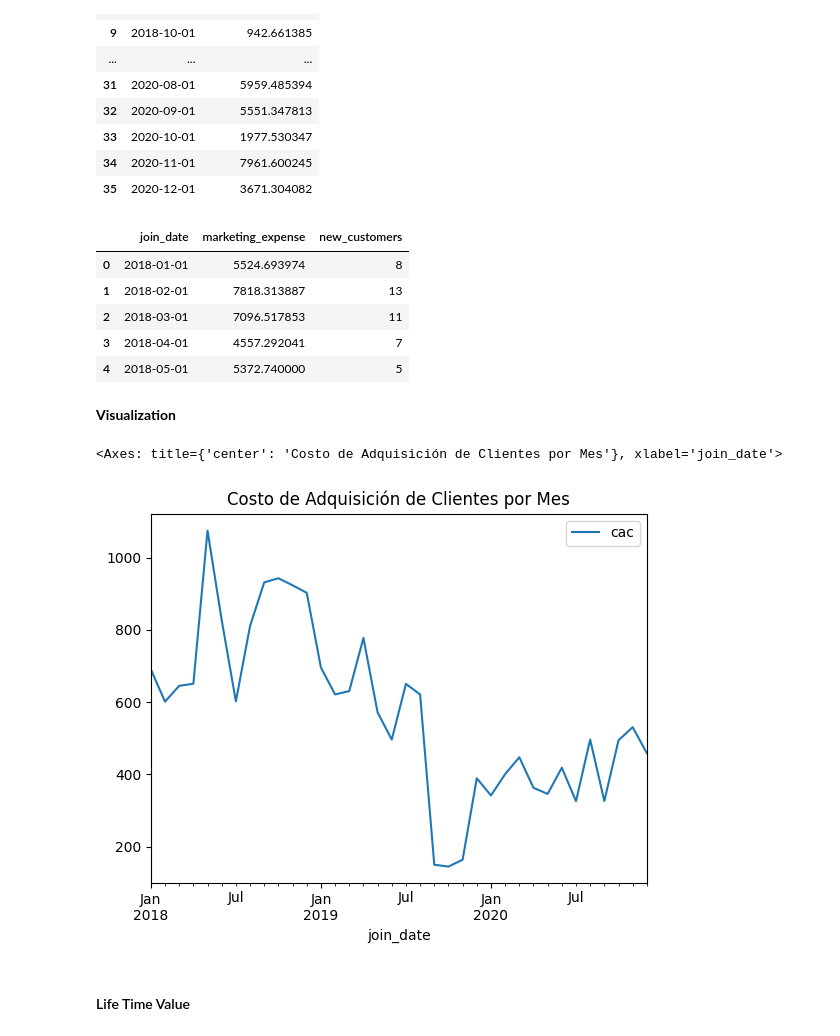
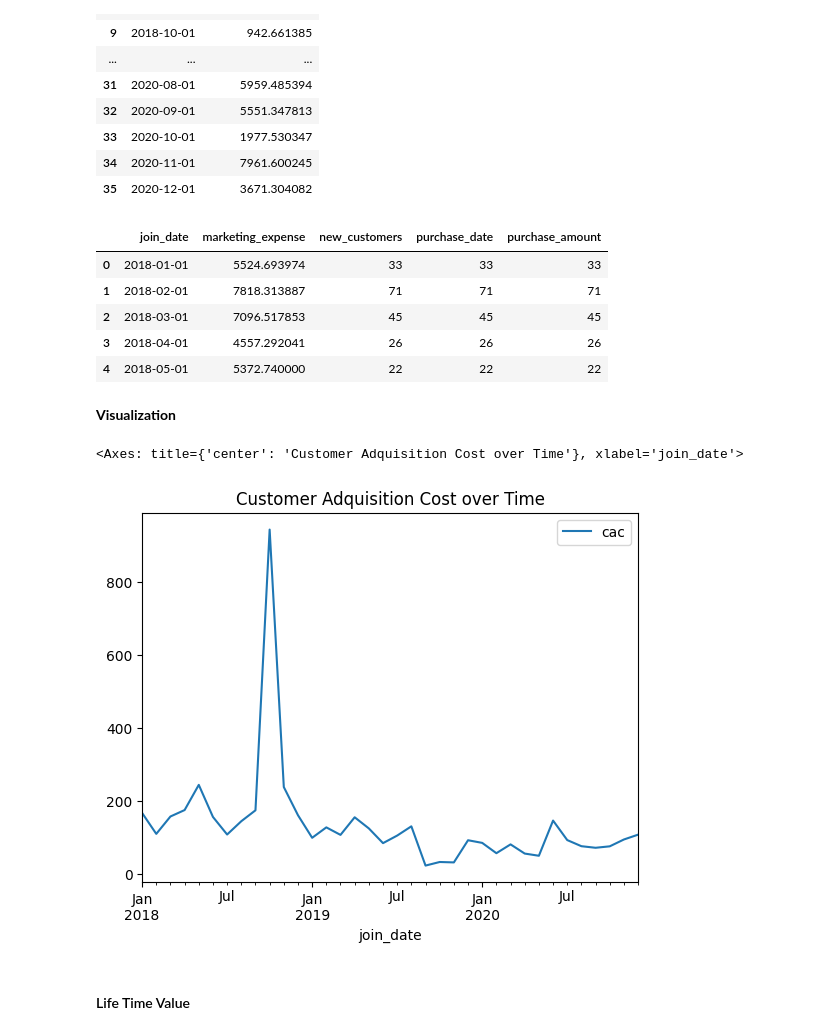
Before and after one commit to aj-hernandezs/Data_Analysis_and_Indicators, a Jupyter notebook: KPI_Calculations/KPI_Calculations.ipynb, the cells around one changed output. Cells and saved outputs as stored; diff of their text form; code cells hidden in the pictures.

```diff
--- a/KPI_Calculations/KPI_Calculations.ipynb
+++ b/KPI_Calculations/KPI_Calculations.ipynb
@@ -111,4 +109,4 @@ El CAC es: 50.0
 
 #### Customer Acquisition Cost
 # %%
-new_customers = clientes.groupby('join_date').count().rename(columns={'customer_id': 'new_customers'})
+new_customers = customer_purchases.groupby('join_date').count().rename(columns={'customer_id': 'new_customers'})
@@ -167,21 +163,21 @@ marketing_expenses
 mkt_expenses_new_customers = marketing_expenses.merge(new_customers_per_cohort, on='join_date', how='inner')
 mkt_expenses_new_customers.head()
 # %% [output]
-|  | join_date | marketing_expense | new_customers |
-| 0 | 2018-01-01 | 5524.693974 | 8 |
-| 1 | 2018-02-01 | 7818.313887 | 13 |
-| 2 | 2018-03-01 | 7096.517853 | 11 |
-| 3 | 2018-04-01 | 4557.292041 | 7 |
-| 4 | 2018-05-01 | 5372.740000 | 5 |
+|  | join_date | marketing_expense | new_customers | purchase_date | purchase_amount |
+| 0 | 2018-01-01 | 5524.693974 | 33 | 33 | 33 |
+| 1 | 2018-02-01 | 7818.313887 | 71 | 71 | 71 |
+| 2 | 2018-03-01 | 7096.517853 | 45 | 45 | 45 |
+| 3 | 2018-04-01 | 4557.292041 | 26 | 26 | 26 |
+| 4 | 2018-05-01 | 5372.740000 | 22 | 22 | 22 |
 # %%
 mkt_expenses_new_customers['cac'] = mkt_expenses_new_customers['marketing_expense'] / mkt_expenses_new_customers['new_customers']
 # %% [markdown]
 **Visualization**
 # %%
-mkt_expenses_new_customers.plot(x='join_date', y='cac', title='Customer Adquisition Costo over Time')
+mkt_expenses_new_customers.plot(x='join_date', y='cac', title='Customer Adquisition Cost over Time')
 # %% [output]
-<Axes: title={'center': 'Costo de Adquisición de Clientes por Mes'}, xlabel='join_date'>
+<Axes: title={'center': 'Customer Adquisition Cost over Time'}, xlabel='join_date'>
-[figure, old version]
+[figure, new version]
 # %% [markdown]
 #### Life Time Value
 # %%
```
Also changed, not shown: parts of 7 cells of this notebook.
